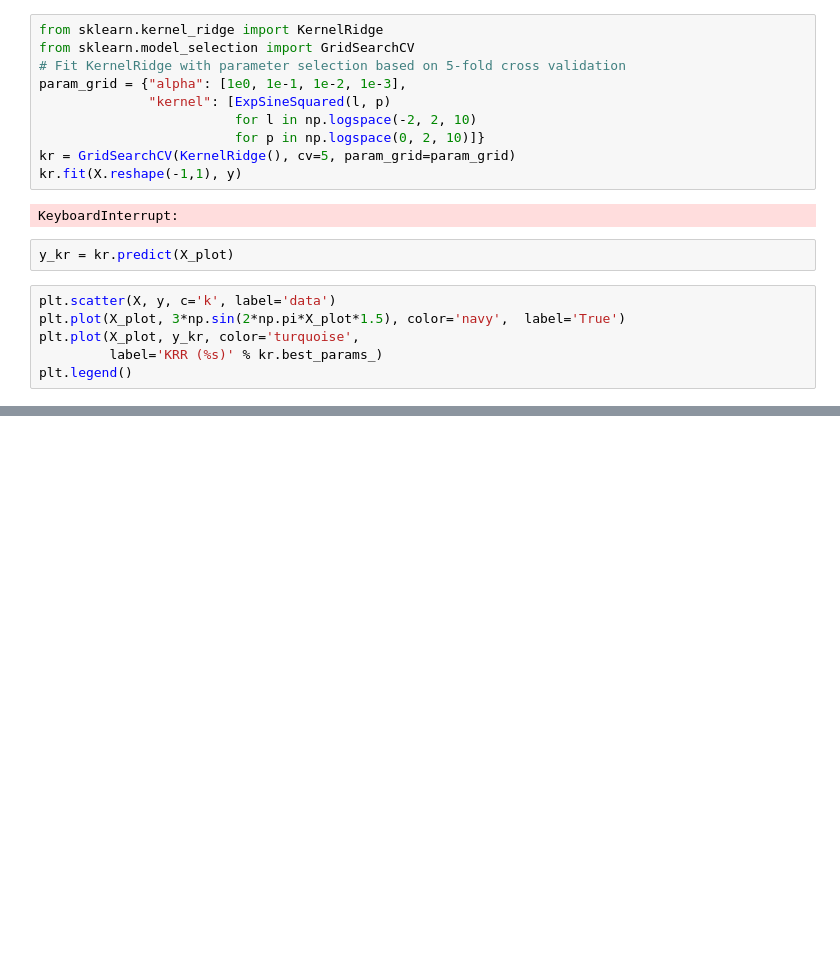
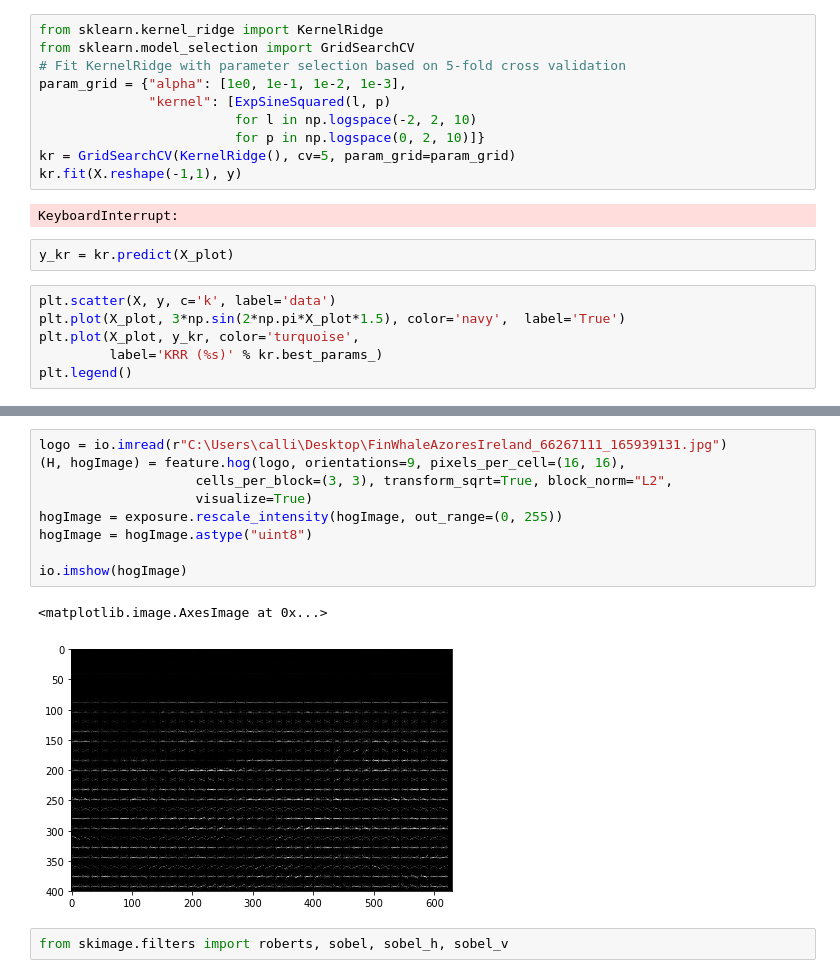
Before and after one commit to callinSwitzer/GarbageCollector, a Jupyter notebook: StackOverflowQuestions.ipynb, the cells around one changed output, grey strips where cells are left out. Drawn from its saved outputs; the diff is of its cells as text; blank space fills up the shorter version.

```diff
--- a/StackOverflowQuestions.ipynb
+++ b/StackOverflowQuestions.ipynb
@@ -1552,0 +1625,14 @@ plt.legend()
+# %%
+logo = io.imread(r"C:\Users\calli\Desktop\FinWhaleAzoresIreland_66267111_165939131.jpg")
+(H, hogImage) = feature.hog(logo, orientations=9, pixels_per_cell=(16, 16),
+                    cells_per_block=(3, 3), transform_sqrt=True, block_norm="L2",
+                    visualize=True)
+hogImage = exposure.rescale_intensity(hogImage, out_range=(0, 255))
+hogImage = hogImage.astype("uint8")
+
+io.imshow(hogImage)
+# %% [output]
+<matplotlib.image.AxesImage at 0x...>
+[figure, added]
+# %%
+from skimage.filters import roberts, sobel, sobel_h, sobel_v
```
Also changed, not shown: parts of 15 cells of this notebook, 1 other file.
